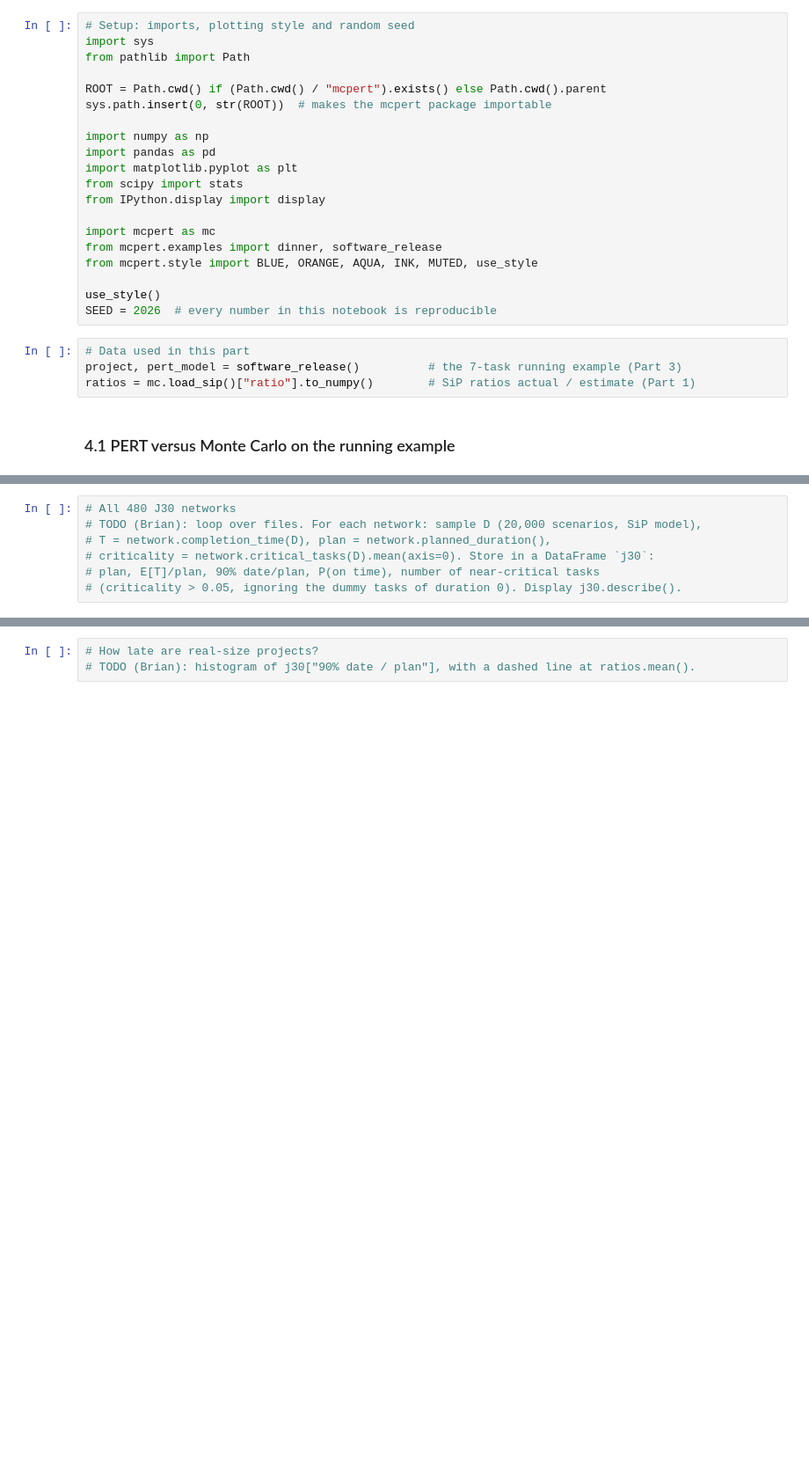
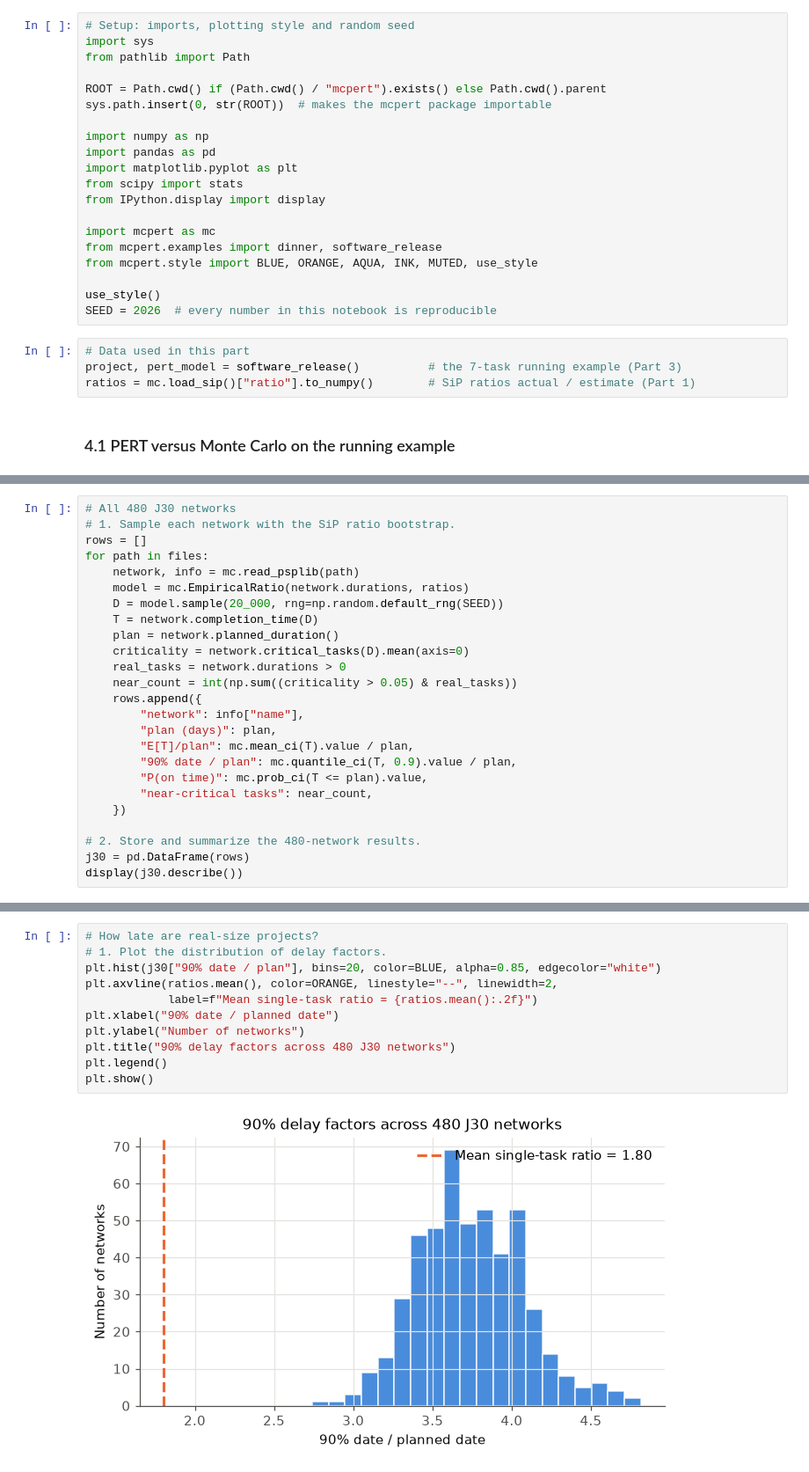
Before and after one commit to Keiraaaaaaaaaaa/mc-project-delays, a Jupyter notebook: notebooks/part4_results.ipynb, the cells around one changed output, grey strips where cells are left out. Shown at 88% size. Drawn from its saved outputs; the diff is of its cells as text; blank space fills up the shorter version.

```diff
--- a/notebooks/part4_results.ipynb
+++ b/notebooks/part4_results.ipynb
@@ -87,7 +157,25 @@ files = mc.psplib_files("j30")
 # %%
 # All 480 J30 networks
-# TODO (Brian): loop over files. For each network: sample D (20,000 scenarios, SiP model),
-# T = network.completion_time(D), plan = network.planned_duration(),
-# criticality = network.critical_tasks(D).mean(axis=0). Store in a DataFrame `j30`:
-# plan, E[T]/plan, 90% date/plan, P(on time), number of near-critical tasks
-# (criticality > 0.05, ignoring the dummy tasks of duration 0). Display j30.describe().
+# 1. Sample each network with the SiP ratio bootstrap.
+rows = []
+for path in files:
+    network, info = mc.read_psplib(path)
+    model = mc.EmpiricalRatio(network.durations, ratios)
+    D = model.sample(20_000, rng=np.random.default_rng(SEED))
+    T = network.completion_time(D)
+    plan = network.planned_duration()
+    criticality = network.critical_tasks(D).mean(axis=0)
+    real_tasks = network.durations > 0
+    near_count = int(np.sum((criticality > 0.05) & real_tasks))
+    rows.append({
+        "network": info["name"],
+        "plan (days)": plan,
+        "E[T]/plan": mc.mean_ci(T).value / plan,
+        "90% date / plan": mc.quantile_ci(T, 0.9).value / plan,
+        "P(on time)": mc.prob_ci(T <= plan).value,
+        "near-critical tasks": near_count,
+    })
+
+# 2. Store and summarize the 480-network results.
+j30 = pd.DataFrame(rows)
+display(j30.describe())
@@ -94,4 +192,14 @@ files = mc.psplib_files("j30")
 # %%
 # How late are real-size projects?
-# TODO (Brian): histogram of j30["90% date / plan"], with a dashed line at ratios.mean().
+# 1. Plot the distribution of delay factors.
+plt.hist(j30["90% date / plan"], bins=20, color=BLUE, alpha=0.85, edgecolor="white")
+plt.axvline(ratios.mean(), color=ORANGE, linestyle="--", linewidth=2,
+            label=f"Mean single-task ratio = {ratios.mean():.2f}")
+plt.xlabel("90% date / planned date")
+plt.ylabel("Number of networks")
+plt.title("90% delay factors across 480 J30 networks")
+plt.legend()
+plt.show()
+# %% [output]
+[figure, added]
 # %% [markdown]
```
Also changed, not shown: parts of 12 cells of this notebook, 2 other files.
